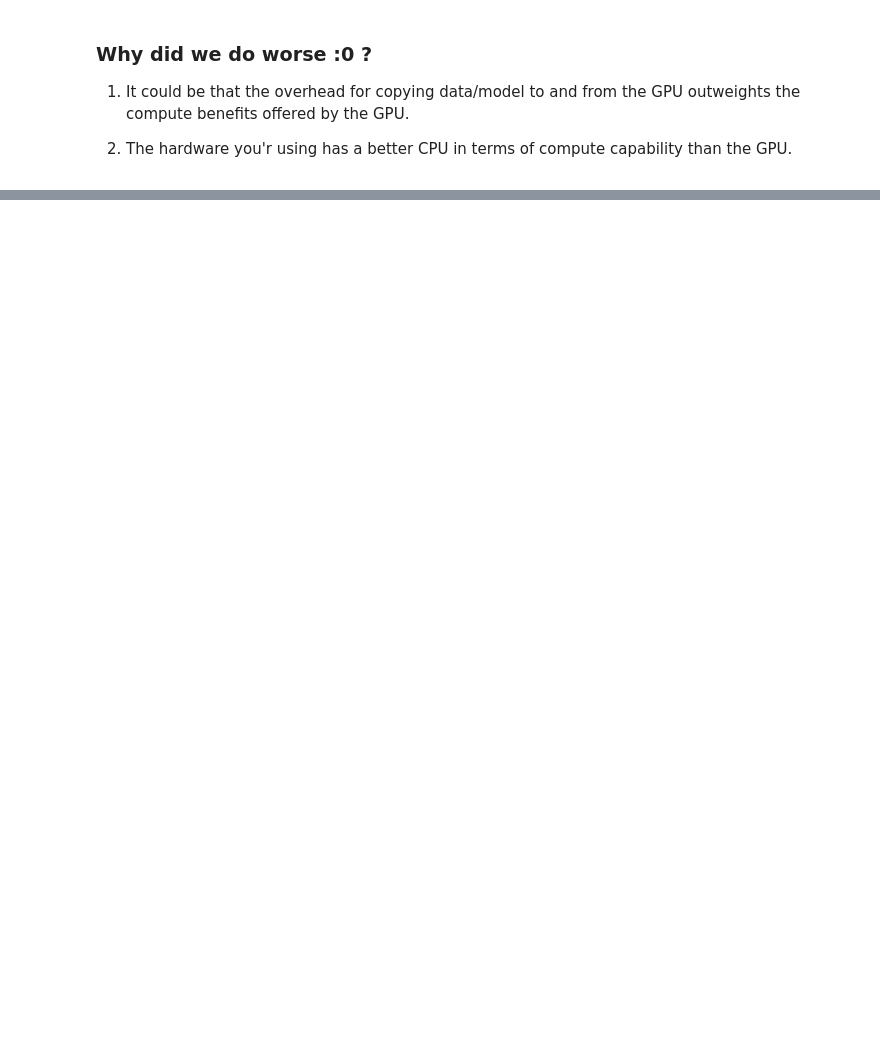
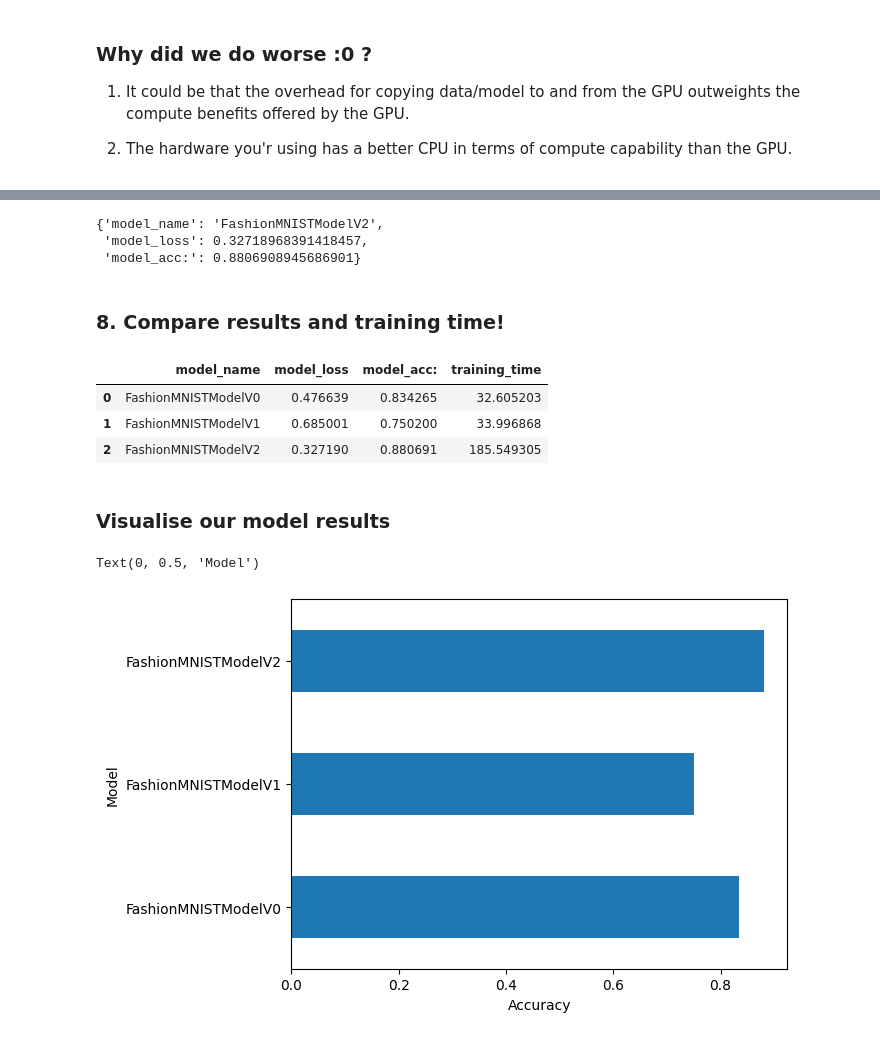
Before and after one commit to tishakbhavsar/practising-pytorch, a Jupyter notebook: 03_pyth.ipynb, the cells around one changed output, grey strips where cells are left out. Saved outputs shown, nothing was run; the diff lists cells and outputs as text; code cells hidden in the pictures; blank space fills up the shorter version.

```diff
--- a/03_pyth.ipynb
+++ b/03_pyth.ipynb
@@ -534,0 +771,25 @@ results
+# %%
+torch.manual_seed(42)
+torch.cuda.manual_seed(42)
+
+from timeit import default_timer as timer
+train_time_start_model_2 = timer()
+
+epochs = 3
+for epoch in range(epochs):
+  print(f'Epoch: {epoch} -------------')
+  train_step(model=model_2,
+             loss_fn=loss_fn,
+             optimizer=optimizer,
+             data_loader=train_dataloader,
+             accuracy_fn=accuracy_fn,
+             device=device)
+  test_step(model=model_2,
+            loss_fn=loss_fn,
+            optimizer=optimizer,
+            data_loader=test_dataloader,
+            accuracy_fn = accuracy_fn,
+            device=device)
+
+train_time_end_model_2 = timer()
+total_train_time_model_2 = print_train_time(start=train_time_start_model_2, end=train_time_end_model_2, device = device)
@@ -534,0 +814,13 @@ results
+# %%
+model_2_results = eval_model(model=model_2,
+                             data_loader=test_dataloader,
+                             loss_fn = loss_fn,
+                             accuracy_fn = accuracy_fn)
+# %%
+model_2_results
+# %% [output]
+{'model_name': 'FashionMNISTModelV2',
+ 'model_loss': 0.32718968391418457,
+ 'model_acc:': 0.8806908945686901}
+# %% [markdown]
+### 8. Compare results and training time!
@@ -534,0 +829,20 @@ results
+# %%
+compare_results = pd.DataFrame([model_0_results,model_1_results, model_2_results])
+# %%
+compare_results['training_time'] = [total_train_time_model_0, total_train_time_model_1, total_train_time_model_2]
+# %%
+compare_results
+# %% [output]
+|  | model_name | model_loss | model_acc: | training_time |
+| 0 | FashionMNISTModelV0 | 0.476639 | 0.834265 | 32.605203 |
+| 1 | FashionMNISTModelV1 | 0.685001 | 0.750200 | 33.996868 |
+| 2 | FashionMNISTModelV2 | 0.327190 | 0.880691 | 185.549305 |
+# %% [markdown]
+### Visualise our model results
+# %%
+compare_results.set_index("model_name")["model_acc:"].plot(kind="barh")
+plt.xlabel("Accuracy")
+plt.ylabel("Model")
+# %% [output]
+Text(0, 0.5, 'Model')
+[figure, added]
```
Also changed, not shown: parts of 60 cells of this notebook.
